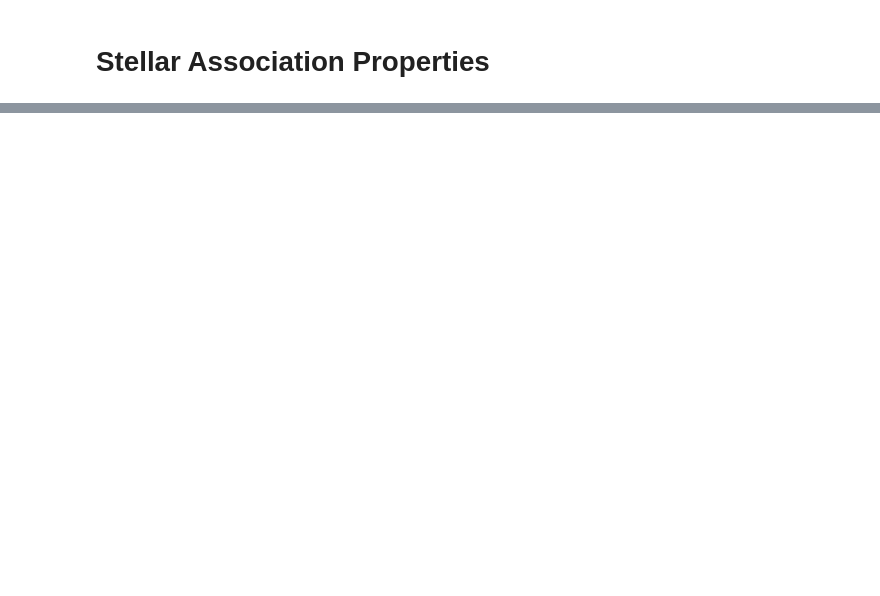
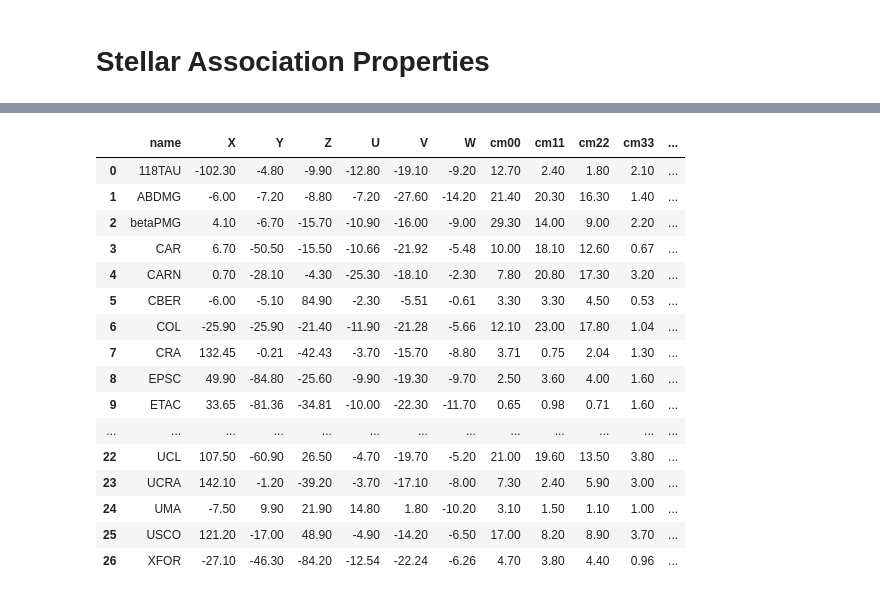
Before and after one commit to AutumnPearce/ISObooks, a Jupyter notebook: associations/associations.ipynb, the cells around one changed output, grey strips where cells are left out. Saved outputs shown, nothing was run; the diff lists cells and outputs as text; code cells hidden in the pictures; blank space fills up the shorter version.

```diff
--- a/associations/associations.ipynb
+++ b/associations/associations.ipynb
@@ -13,0 +40,22 @@ data
+# %%
+# table 9
+table9 = pd.read_table("gagne2018Table9.dat",index_col = False)
+table9
+# %% [output]
+|  | name | X | Y | Z | U | V | W | cm00 | cm11 | cm22 | cm33 | ... |
+| 0 | 118TAU | -102.30 | -4.80 | -9.90 | -12.80 | -19.10 | -9.20 | 12.70 | 2.40 | 1.80 | 2.10 | ... |
+| 1 | ABDMG | -6.00 | -7.20 | -8.80 | -7.20 | -27.60 | -14.20 | 21.40 | 20.30 | 16.30 | 1.40 | ... |
+| 2 | betaPMG | 4.10 | -6.70 | -15.70 | -10.90 | -16.00 | -9.00 | 29.30 | 14.00 | 9.00 | 2.20 | ... |
+| 3 | CAR | 6.70 | -50.50 | -15.50 | -10.66 | -21.92 | -5.48 | 10.00 | 18.10 | 12.60 | 0.67 | ... |
+| 4 | CARN | 0.70 | -28.10 | -4.30 | -25.30 | -18.10 | -2.30 | 7.80 | 20.80 | 17.30 | 3.20 | ... |
+| 5 | CBER | -6.00 | -5.10 | 84.90 | -2.30 | -5.51 | -0.61 | 3.30 | 3.30 | 4.50 | 0.53 | ... |
+| 6 | COL | -25.90 | -25.90 | -21.40 | -11.90 | -21.28 | -5.66 | 12.10 | 23.00 | 17.80 | 1.04 | ... |
+| 7 | CRA | 132.45 | -0.21 | -42.43 | -3.70 | -15.70 | -8.80 | 3.71 | 0.75 | 2.04 | 1.30 | ... |
+| 8 | EPSC | 49.90 | -84.80 | -25.60 | -9.90 | -19.30 | -9.70 | 2.50 | 3.60 | 4.00 | 1.60 | ... |
+| 9 | ETAC | 33.65 | -81.36 | -34.81 | -10.00 | -22.30 | -11.70 | 0.65 | 0.98 | 0.71 | 1.60 | ... |
+| ... | ... | ... | ... | ... | ... | ... | ... | ... | ... | ... | ... | ... |
+| 22 | UCL | 107.50 | -60.90 | 26.50 | -4.70 | -19.70 | -5.20 | 21.00 | 19.60 | 13.50 | 3.80 | ... |
+| 23 | UCRA | 142.10 | -1.20 | -39.20 | -3.70 | -17.10 | -8.00 | 7.30 | 2.40 | 5.90 | 3.00 | ... |
+| 24 | UMA | -7.50 | 9.90 | 21.90 | 14.80 | 1.80 | -10.20 | 3.10 | 1.50 | 1.10 | 1.00 | ... |
+| 25 | USCO | 121.20 | -17.00 | 48.90 | -4.90 | -14.20 | -6.50 | 17.00 | 8.20 | 8.90 | 3.70 | ... |
+| 26 | XFOR | -27.10 | -46.30 | -84.20 | -12.54 | -22.24 | -6.26 | 4.70 | 3.80 | 4.40 | 0.96 | ... |
```
Also changed, not shown: parts of 17 cells of this notebook, 2 other files.
